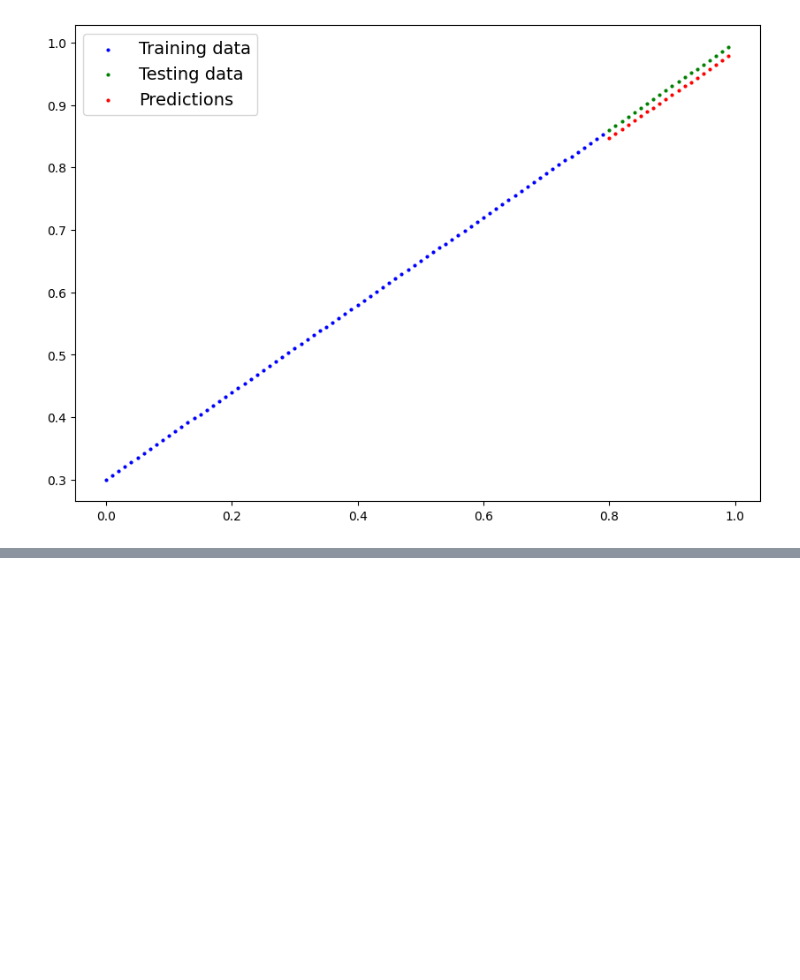
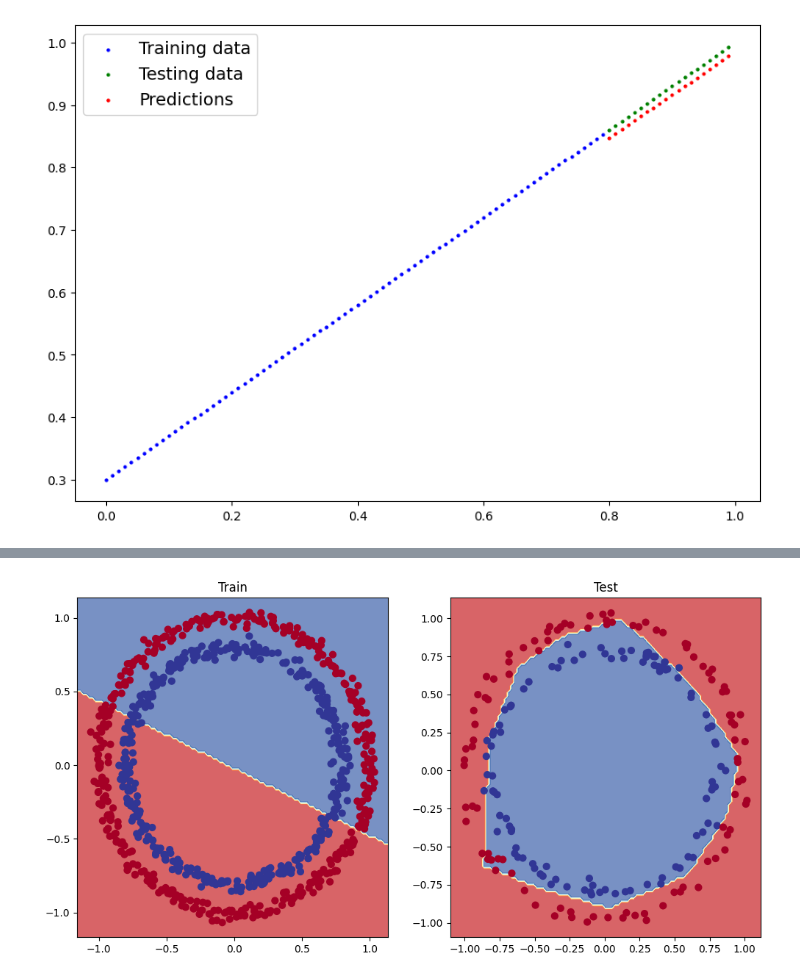
Before and after one commit to Hit07/ML-DL-Torch, a Jupyter notebook: Neural_Network_Classification.ipynb, the cells around one changed output, grey strips where cells are left out. Saved outputs shown, nothing was run; the diff lists cells and outputs as text; code cells hidden in the pictures; blank space fills up the shorter version.

```diff
--- a/Neural_Network_Classification.ipynb
+++ b/Neural_Network_Classification.ipynb
@@ -618,0 +640,8 @@ plot_predictions (train_data=X_train_regression,
+# %%
+# Splitting data into train and testing
+
+X_train,X_test,y_train,y_test = train_test_split(X,y,test_size=0.2,random_state=42)
+# len(X_train),len(X_test),len(y_train),len(y_test)
+
+X_train,X_test = X_train.to(device),X_test.to(device)
+y_train,y_test = y_train.to(device),y_test.to(device)
@@ -618,0 +686,27 @@ plot_predictions (train_data=X_train_regression,
+# %%
+loss_fn = nn.BCEWithLogitsLoss()
+optimizer = torch.optim.SGD(params=model_3.parameters(),lr=0.1)
+# %%
+torch.cuda.manual_seed(42)
+epochs = 1200
+# train loop
+for epoch in range(epochs):
+  model_3.train()
+  y_logits = model_3(X_train).squeeze()
+  y_predictions = torch.round(torch.sigmoid(y_logits))
+  loss = loss_fn(y_logits,y_train.squeeze())
+  acc = accuracy_fn(y_true=y_train.squeeze(),y_pred=y_predictions)
+
+  optimizer.zero_grad()
+  loss.backward()
+  optimizer.step()
+
+  model_3.eval()
+  with torch.inference_mode():
+    test_y_logits = model_3(X_test).squeeze()
+    test_y_predictions = torch.round(torch.sigmoid(test_y_logits))
+    loss = loss_fn(test_y_logits,y_test.squeeze())
+    test_acc = accuracy_fn(y_true=y_test.squeeze(),y_pred=test_y_predictions)
+
+  if epoch % 100 == 0:
+      print(f"Epoch: {epoch} | Loss: {loss:.5f}, Accuracy: {acc:.2f}% | Test loss: {test_loss:.5f}, Test acc: {test_acc:.2f}%")
@@ -618,0 +726,11 @@ plot_predictions (train_data=X_train_regression,
+# %%
+plt.figure(figsize=(12, 6))
+plt.subplot(1, 2, 1)
+plt.title("Train")
+plot_decision_boundary(model_0, X_train, y_train)
+plt.subplot(1, 2, 2)
+plt.title("Test")
+plot_decision_boundary(model_3, X_test, y_test)
+plt.show()
+# %% [output]
+[figure, added]
```
Also changed, not shown: parts of 7 cells of this notebook.
